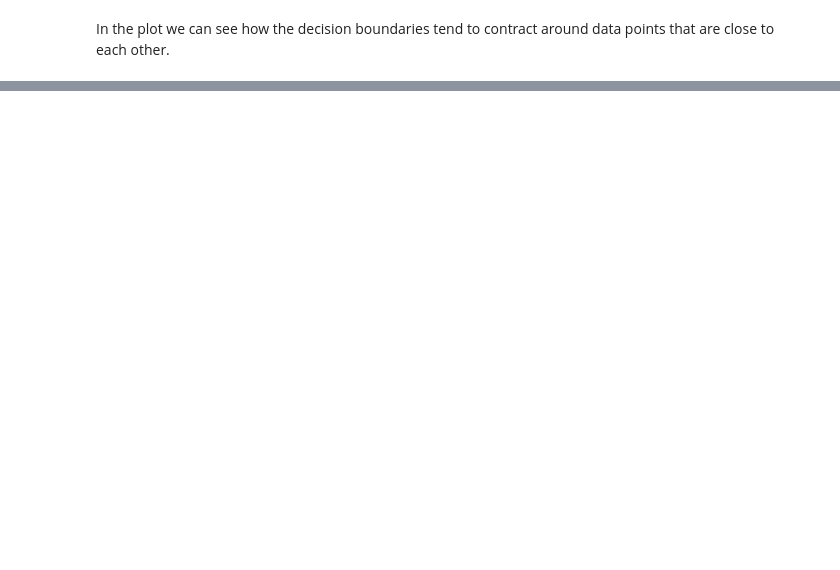
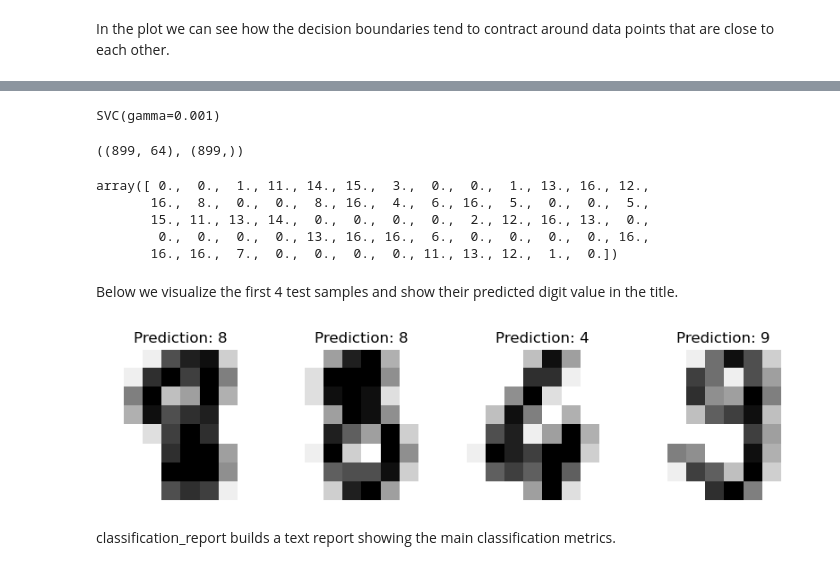
Before and after one commit to mi6oo6im/ml_sklearn_recognizing_handwritten_digits, a Jupyter notebook: recognize_handwritten_digits.ipynb, the cells around one changed output, grey strips where cells are left out. Saved outputs shown, nothing was run; the diff lists cells and outputs as text; code cells hidden in the pictures; blank space fills up the shorter version.

Commit message:
train and test

```diff
--- a/recognize_handwritten_digits.ipynb
+++ b/recognize_handwritten_digits.ipynb
@@ -380,2 +315,7 @@ The larger the euclidean distance between two points $\|\mathbf{x}_1 - \mathbf{x
 # %% [markdown]
 In the plot we can see how the decision boundaries tend to contract around data points that are close to each other.
+# %%
+# Split data into 50% train and 50% test subsets
+X_train, X_test, y_train, y_test = train_test_split(
+    data, digits.target, test_size=0.5, shuffle=False
+)
@@ -381,0 +362,33 @@ In the plot we can see how the decision boundaries tend to contract around data
+# %%
+# Learn the digits on the train subset
+clf.fit(X_train, y_train)
+# %% [output]
+SVC(gamma=0.001)
+# %%
+# Predict the value of the digit on the test subset
+predicted = clf.predict(X_test)
+# %%
+X_test.shape, predicted.shape
+# %% [output]
+((899, 64), (899,))
+# %%
+X_test[0]
+# %% [output]
+array([ 0.,  0.,  1., 11., 14., 15.,  3.,  0.,  0.,  1., 13., 16., 12.,
+       16.,  8.,  0.,  0.,  8., 16.,  4.,  6., 16.,  5.,  0.,  0.,  5.,
+       15., 11., 13., 14.,  0.,  0.,  0.,  0.,  2., 12., 16., 13.,  0.,
+        0.,  0.,  0.,  0., 13., 16., 16.,  6.,  0.,  0.,  0.,  0., 16.,
+       16., 16.,  7.,  0.,  0.,  0.,  0., 11., 13., 12.,  1.,  0.])
+# %% [markdown]
+Below we visualize the first 4 test samples and show their predicted digit value in the title.
+# %%
+_, axes = plt.subplots(nrows=1, ncols=4, figsize=(10, 3))
+for ax, image, prediction in zip(axes, X_test, predicted):
+    ax.set_axis_off()
+    image = image.reshape(8, 8)
+    ax.imshow(image, cmap=plt.cm.gray_r, interpolation="nearest")
+    ax.set_title(f"Prediction: {prediction}")
+# %% [output]
+[figure, added]
+# %% [markdown]
+classification_report builds a text report showing the main classification metrics.
```
Also changed, not shown: parts of 47 cells of this notebook, 14 other files.
